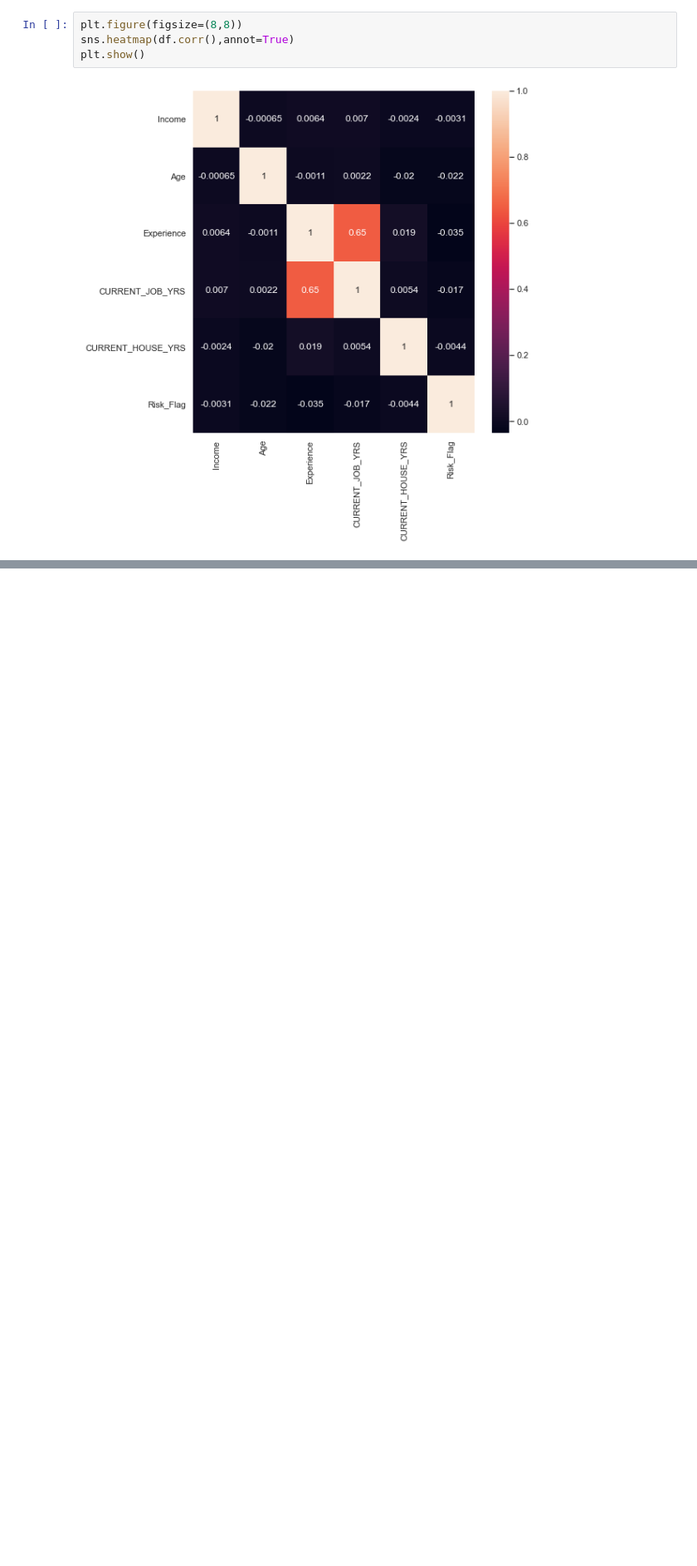
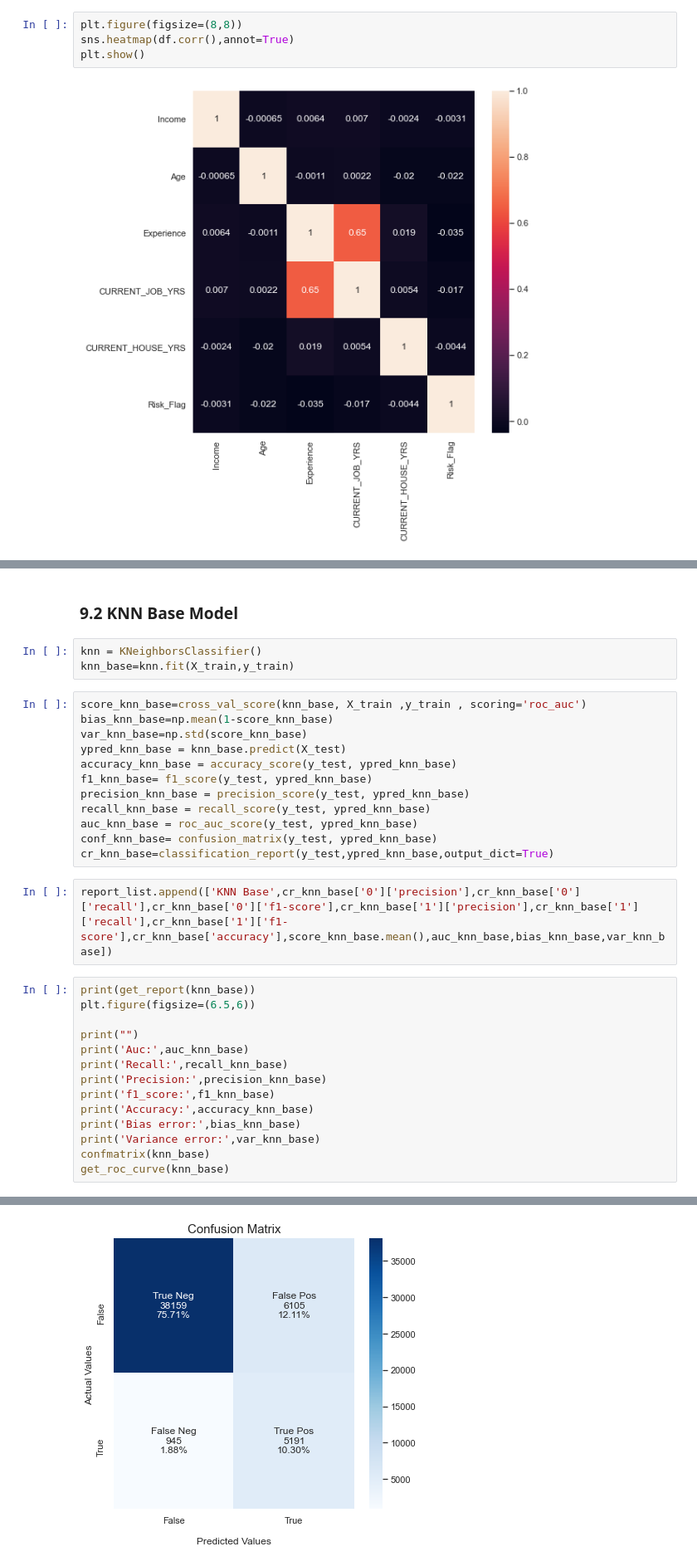
Before and after one commit to jaiatluri/GL_Capstone, a Jupyter notebook: Capstone_Github.ipynb, the cells around one changed output, grey strips where cells are left out. Shown at 83% size. Cells and saved outputs as stored; diff of their text form; blank space fills up the shorter version.

```diff
--- a/Capstone_Github.ipynb
+++ b/Capstone_Github.ipynb
@@ -477,0 +857,37 @@ plt.show()
+# %% [markdown]
+<a id='knn
+       '> </a>
+
+### 9.2 KNN Base Model
+# %%
+knn = KNeighborsClassifier()
+knn_base=knn.fit(X_train,y_train)
+# %%
+score_knn_base=cross_val_score(knn_base, X_train ,y_train , scoring='roc_auc')
+bias_knn_base=np.mean(1-score_knn_base)
+var_knn_base=np.std(score_knn_base)
+ypred_knn_base = knn_base.predict(X_test)
+accuracy_knn_base = accuracy_score(y_test, ypred_knn_base)
+f1_knn_base= f1_score(y_test, ypred_knn_base)
+precision_knn_base = precision_score(y_test, ypred_knn_base)
+recall_knn_base = recall_score(y_test, ypred_knn_base)
+auc_knn_base = roc_auc_score(y_test, ypred_knn_base)
+conf_knn_base= confusion_matrix(y_test, ypred_knn_base)
+cr_knn_base=classification_report(y_test,ypred_knn_base,output_dict=True)
+# %%
+report_list.append(['KNN Base',cr_knn_base['0']['precision'],cr_knn_base['0']['recall'],cr_knn_base['0']['f1-score'],cr_knn_base['1']['precision'],cr_knn_base['1']['recall'],cr_knn_base['1']['f1-score'],cr_knn_base['accuracy'],score_knn_base.mean(),auc_knn_base,bias_knn_base,var_knn_base])
+# %%
+print(get_report(knn_base))
+plt.figure(figsize=(6.5,6))
+
+print("")
+print('Auc:',auc_knn_base)
+print('Recall:',recall_knn_base)
+print('Precision:',precision_knn_base)
+print('f1_score:',f1_knn_base)
+print('Accuracy:',accuracy_knn_base)
+print('Bias error:',bias_knn_base)
+print('Variance error:',var_knn_base)
+confmatrix(knn_base)
+get_roc_curve(knn_base)
+# %% [output]
@@ -477,0 +911 @@ plt.show()
+[figure, added]
```
Also changed, not shown: parts of 152 cells of this notebook.
